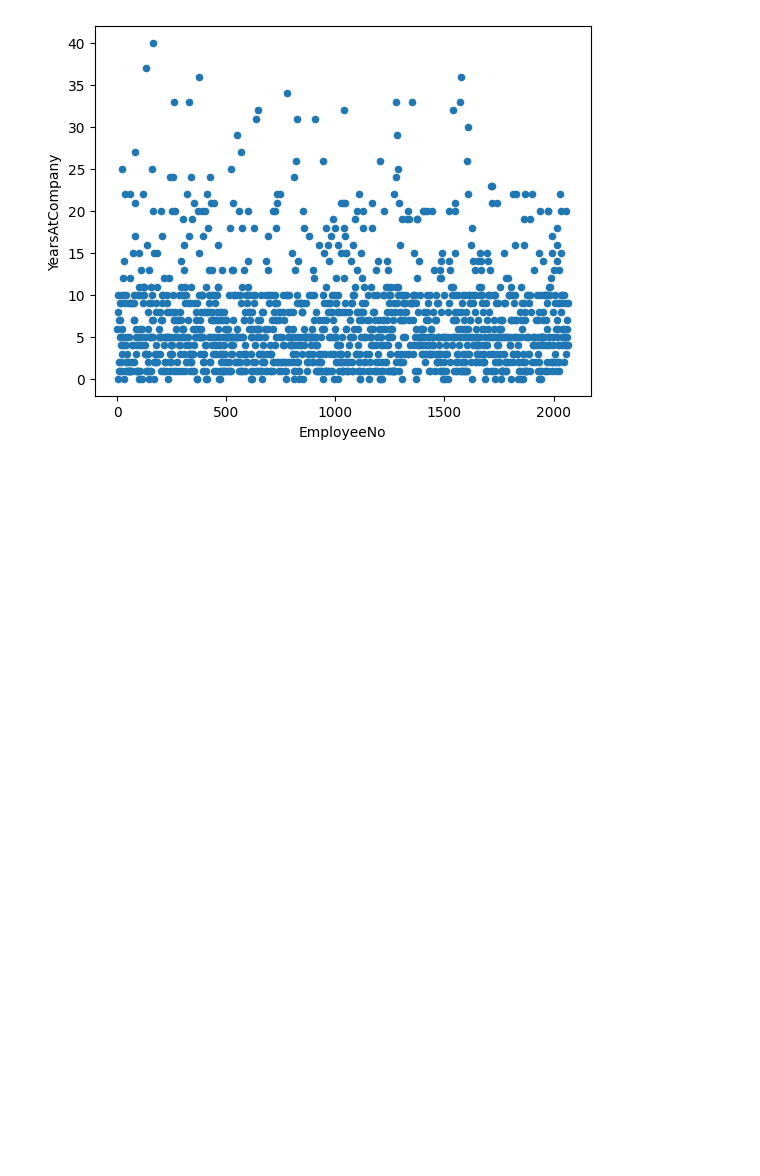
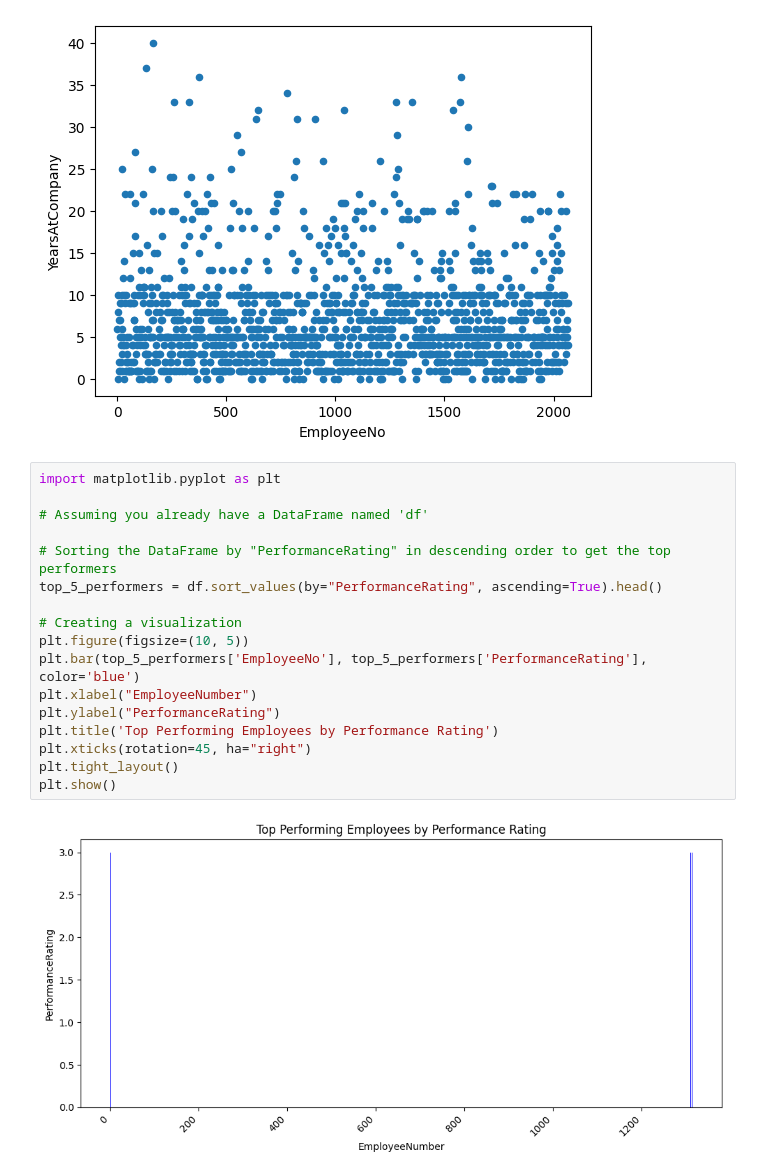
Before and after one commit to Kaizenshima/Python-Pandas-Projects, a Jupyter notebook: DQ Heatlh analysis.ipynb, the cells around one changed output. Drawn from its saved outputs; the diff is of its cells as text; blank space fills up the shorter version.

```diff
--- a/DQ Heatlh analysis.ipynb
+++ b/DQ Heatlh analysis.ipynb
@@ -56,3 +68,22 @@ plt.show
 # %% [output]
 <function matplotlib.pyplot.show(close=None, block=None)>
 [figure]
+# %%
+import matplotlib.pyplot as plt
+
+# Assuming you already have a DataFrame named 'df'
+
+# Sorting the DataFrame by "PerformanceRating" in descending order to get the top performers
+top_5_performers = df.sort_values(by="PerformanceRating", ascending=True).head()
+
+# Creating a visualization
+plt.figure(figsize=(10, 5))
+plt.bar(top_5_performers['EmployeeNo'], top_5_performers['PerformanceRating'], color='blue')
+plt.xlabel("EmployeeNumber")
+plt.ylabel("PerformanceRating")
+plt.title('Top Performing Employees by Performance Rating')
+plt.xticks(rotation=45, ha="right")
+plt.tight_layout()
+plt.show()
+# %% [output]
+[figure, added]
```
Also changed, not shown: parts of 2 cells of this notebook, 1 other file.
